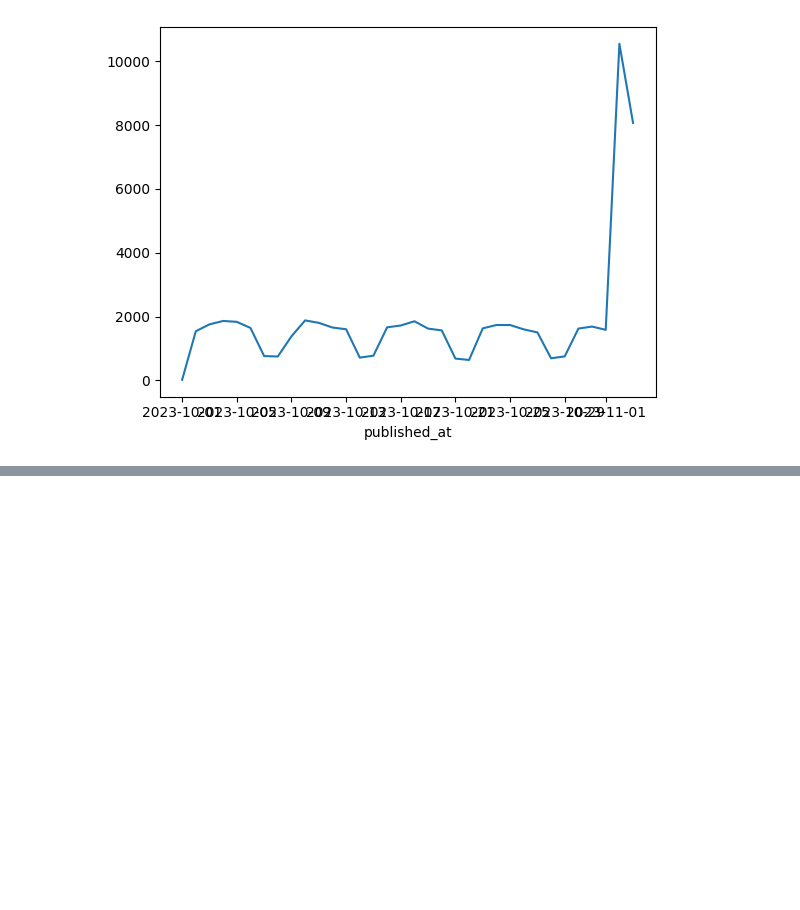
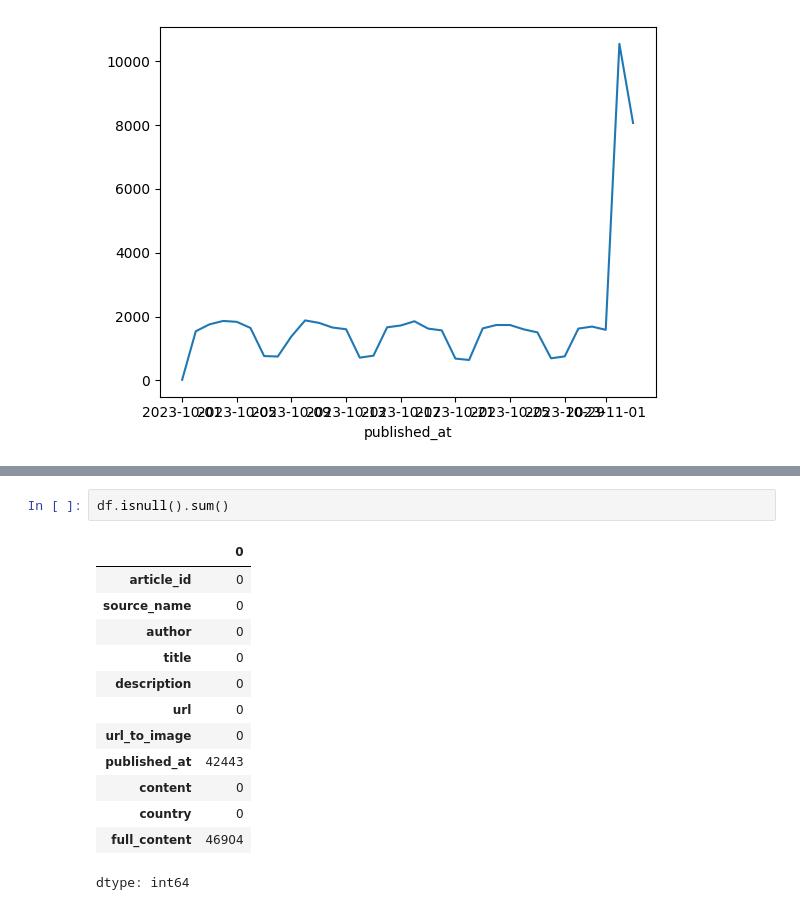
Before and after one commit to Harshita-Puthran/factverse, a Jupyter notebook: factverse_detection_model.ipynb, the cells around one changed output, grey strips where cells are left out. Cells and saved outputs as stored; diff of their text form; blank space fills up the shorter version.

```diff
--- a/factverse_detection_model.ipynb
+++ b/factverse_detection_model.ipynb
@@ -98,0 +128,16 @@ df['published_at'].dt.date.value_counts().sort_index().plot(kind='line')
+# %%
+df.isnull().sum()
+# %% [output]
+|  | 0 |
+| article_id | 0 |
+| source_name | 0 |
+| author | 0 |
+| title | 0 |
+| description | 0 |
+| url | 0 |
+| url_to_image | 0 |
+| published_at | 42443 |
+| content | 0 |
+| country | 0 |
+| full_content | 46904 |
+dtype: int64
```
Also changed, not shown: parts of 7 cells of this notebook.
